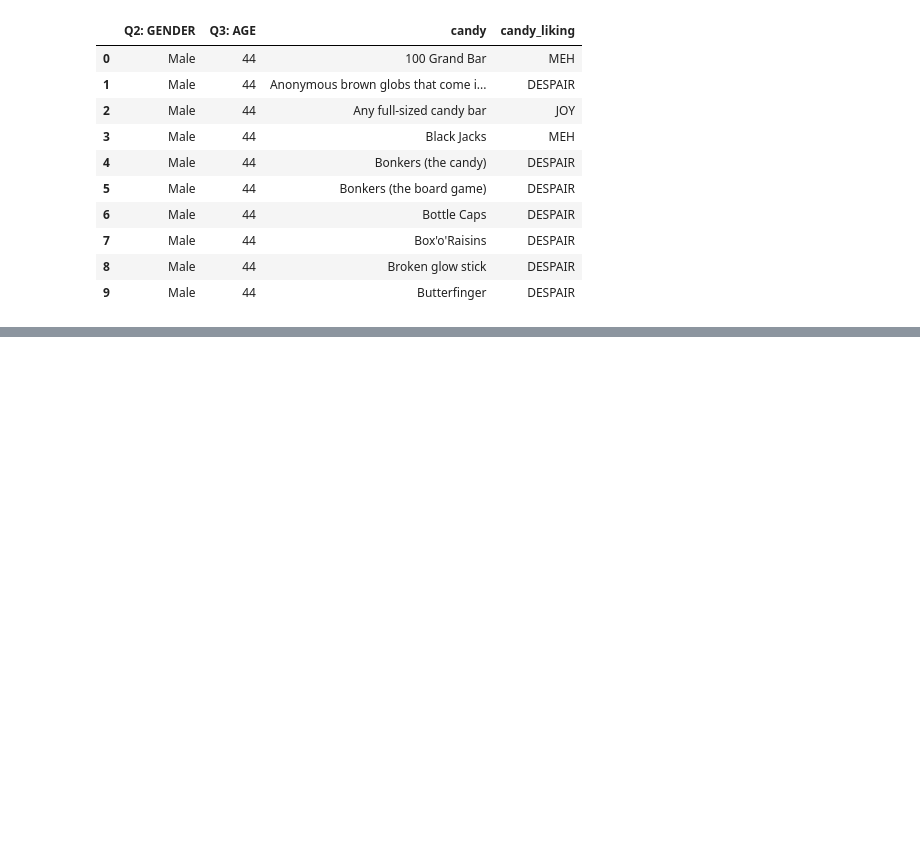
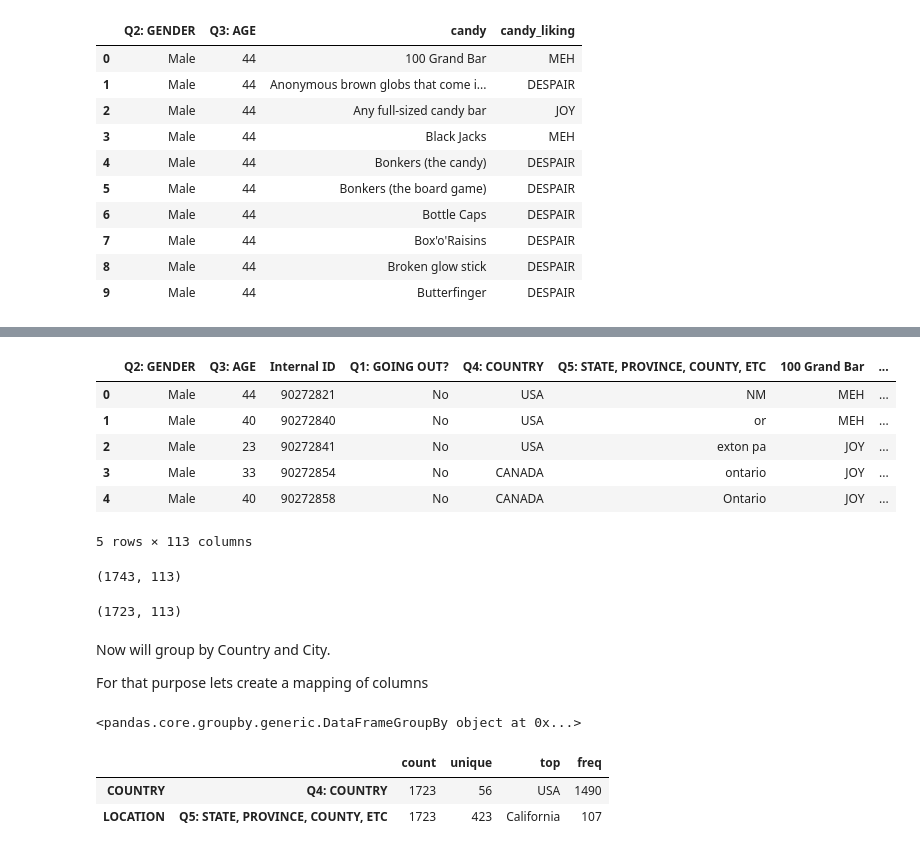
Before and after one commit to ninadcpa/DSC540, a Jupyter notebook: Week_7_8_Exercise.ipynb, the cells around one changed output, grey strips where cells are left out. Cells and saved outputs as stored; diff of their text form; code cells hidden in the pictures; blank space fills up the shorter version.

```diff
--- a/Week_7_8_Exercise.ipynb
+++ b/Week_7_8_Exercise.ipynb
@@ -304,0 +322,41 @@ ldata[:10]
+# %%
+df.reset_index(inplace=True)
+df.head()
+# %% [output]
+|  | Q2: GENDER | Q3: AGE | Internal ID | Q1: GOING OUT? | Q4: COUNTRY | Q5: STATE, PROVINCE, COUNTY, ETC | 100 Grand Bar | ... |
+| 0 | Male | 44 | 90272821 | No | USA | NM | MEH | ... |
+| 1 | Male | 40 | 90272840 | No | USA | or | MEH | ... |
+| 2 | Male | 23 | 90272841 | No | USA | exton pa | JOY | ... |
+| 3 | Male | 33 | 90272854 | No | CANADA | ontario | JOY | ... |
+| 4 | Male | 40 | 90272858 | No | CANADA | Ontario | JOY | ... |
+5 rows × 113 columns
+# %%
+df.shape
+# %% [output]
+(1743, 113)
+# %%
+# dropping records where either country or State/Province/City field have missing data
+df.dropna(subset=['Q4: COUNTRY','Q5: STATE, PROVINCE, COUNTY, ETC'],inplace=True)
+df.shape
+# %% [output]
+(1723, 113)
+# %% [markdown]
+Now will group by Country and City.
+
+For that purpose lets create a mapping of columns
+# %%
+mapping = {
+    'Q4: COUNTRY': 'COUNTRY',
+    'Q5: STATE, PROVINCE, COUNTY, ETC': 'LOCATION'
+}
+
+by_column = df.groupby(mapping, axis=1)
+by_column
+# %% [output]
+<pandas.core.groupby.generic.DataFrameGroupBy object at 0x...>
+# %%
+by_column.describe()
+# %% [output]
+|  |  | count | unique | top | freq |
+| COUNTRY | Q4: COUNTRY | 1723 | 56 | USA | 1490 |
+| LOCATION | Q5: STATE, PROVINCE, COUNTY, ETC | 1723 | 423 | California | 107 |
```
Also changed, not shown: parts of 33 cells of this notebook.
